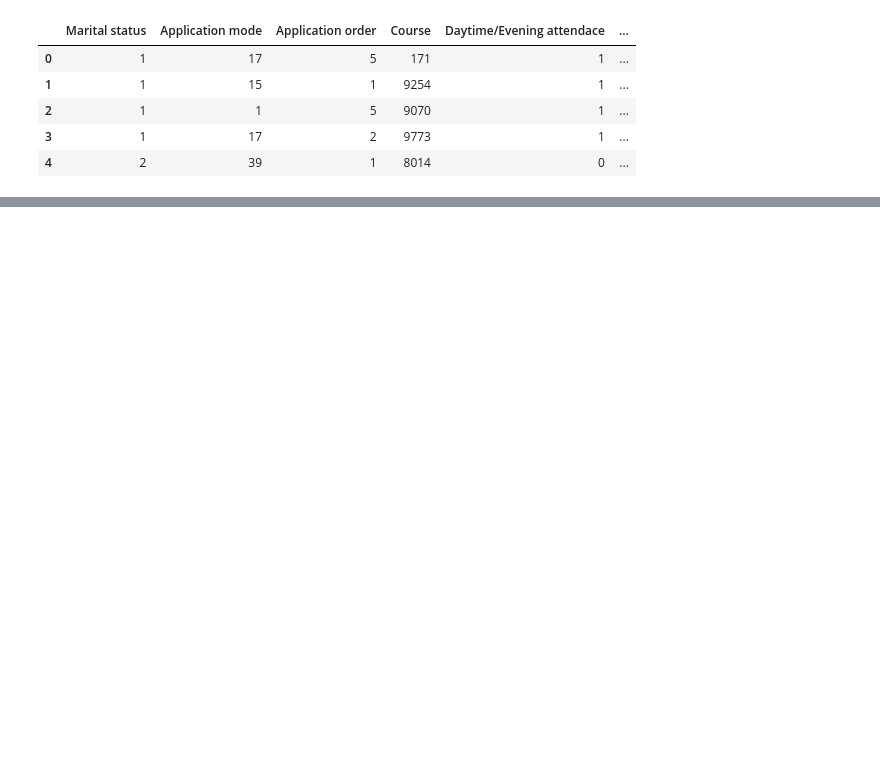
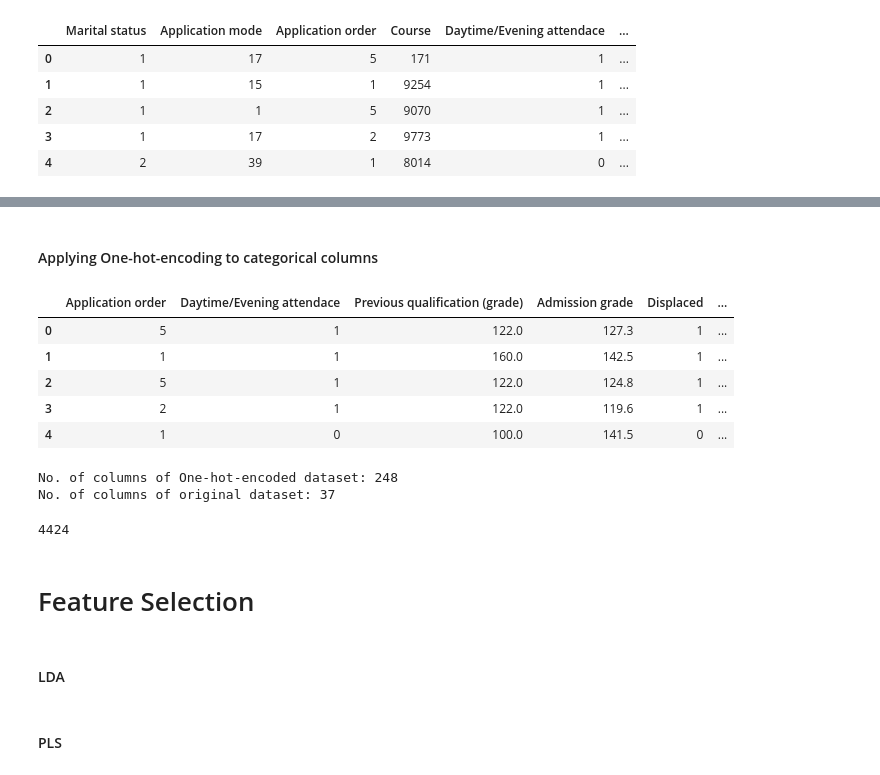
Before and after one commit to GelsonSze/CSC713M-MCO, a Jupyter notebook: CSC713M MCO.ipynb, the cells around one changed output, grey strips where cells are left out. Cells and saved outputs as stored; diff of their text form; code cells hidden in the pictures; blank space fills up the shorter version.

Commit message:
Updated notebook
Added check for null values
Added One-Hot-Encoded dataframe
Added 70/15/15 Train/Validate/Test dataset split

```diff
--- a/CSC713M MCO.ipynb
+++ b/CSC713M MCO.ipynb
@@ -27,0 +54,27 @@ df.head()
+# %% [markdown]
+#### Applying One-hot-encoding to categorical columns
+# %%
+OHE_df = pd.get_dummies(df, columns = ['Marital status', 'Application mode', 'Course', 'Previous qualification', 'Nationality', 'Mother\'s qualification', 'Father\'s qualification', 'Mother\'s occupation', 'Father\'s occupation'])
+OHE_df.head()
+# %% [output]
+|  | Application order | Daytime/Evening attendace | Previous qualification (grade) | Admission grade | Displaced | ... |
+| 0 | 5 | 1 | 122.0 | 127.3 | 1 | ... |
+| 1 | 1 | 1 | 160.0 | 142.5 | 1 | ... |
+| 2 | 5 | 1 | 122.0 | 124.8 | 1 | ... |
+| 3 | 2 | 1 | 122.0 | 119.6 | 1 | ... |
+| 4 | 1 | 0 | 100.0 | 141.5 | 0 | ... |
+# %%
+print("No. of columns of One-hot-encoded dataset: " + str(len(OHE_df.columns)) + "\nNo. of columns of original dataset: " + str(len(df.columns)))
+# %% [output]
+No. of columns of One-hot-encoded dataset: 248
+No. of columns of original dataset: 37
+# %%
+len(df)
+# %% [output]
+4424
+# %% [markdown]
+# Feature Selection
+# %% [markdown]
+#### LDA
+# %% [markdown]
+#### PLS
```
Also changed, not shown: parts of 14 cells of this notebook.
